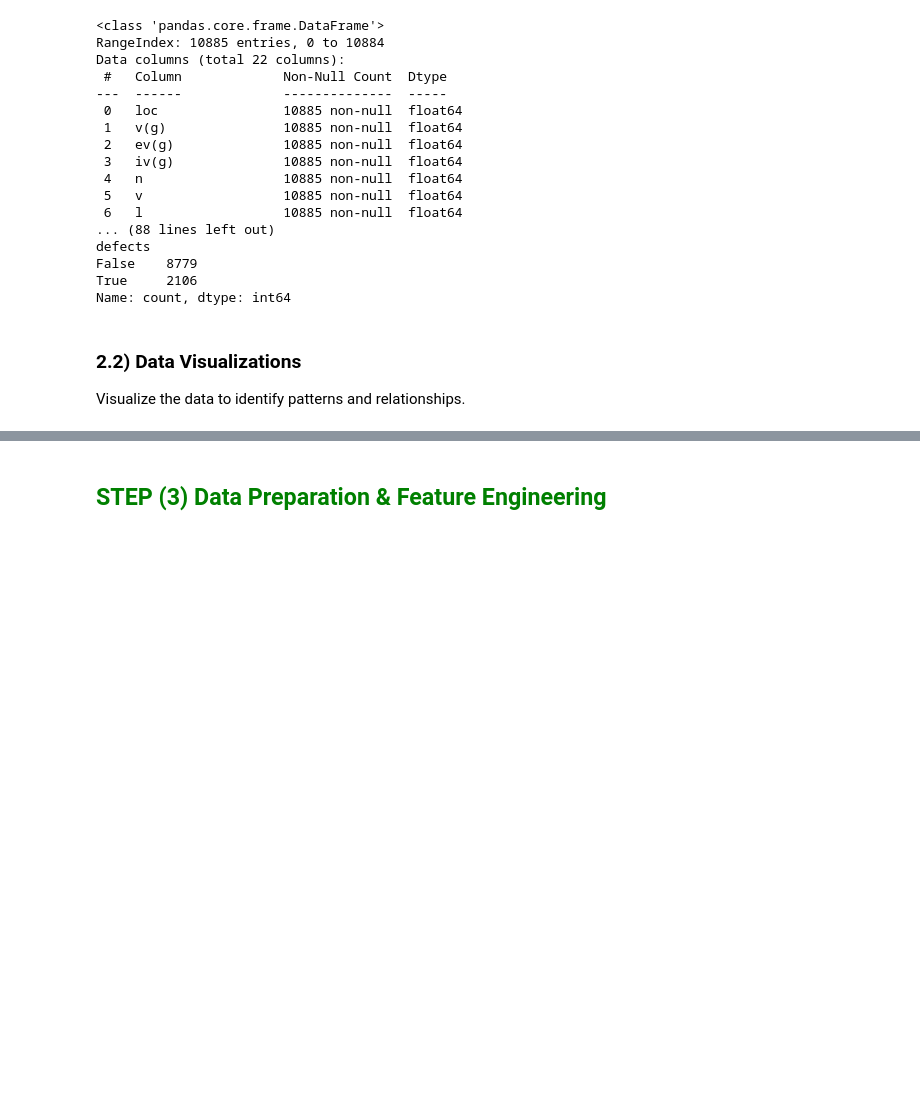
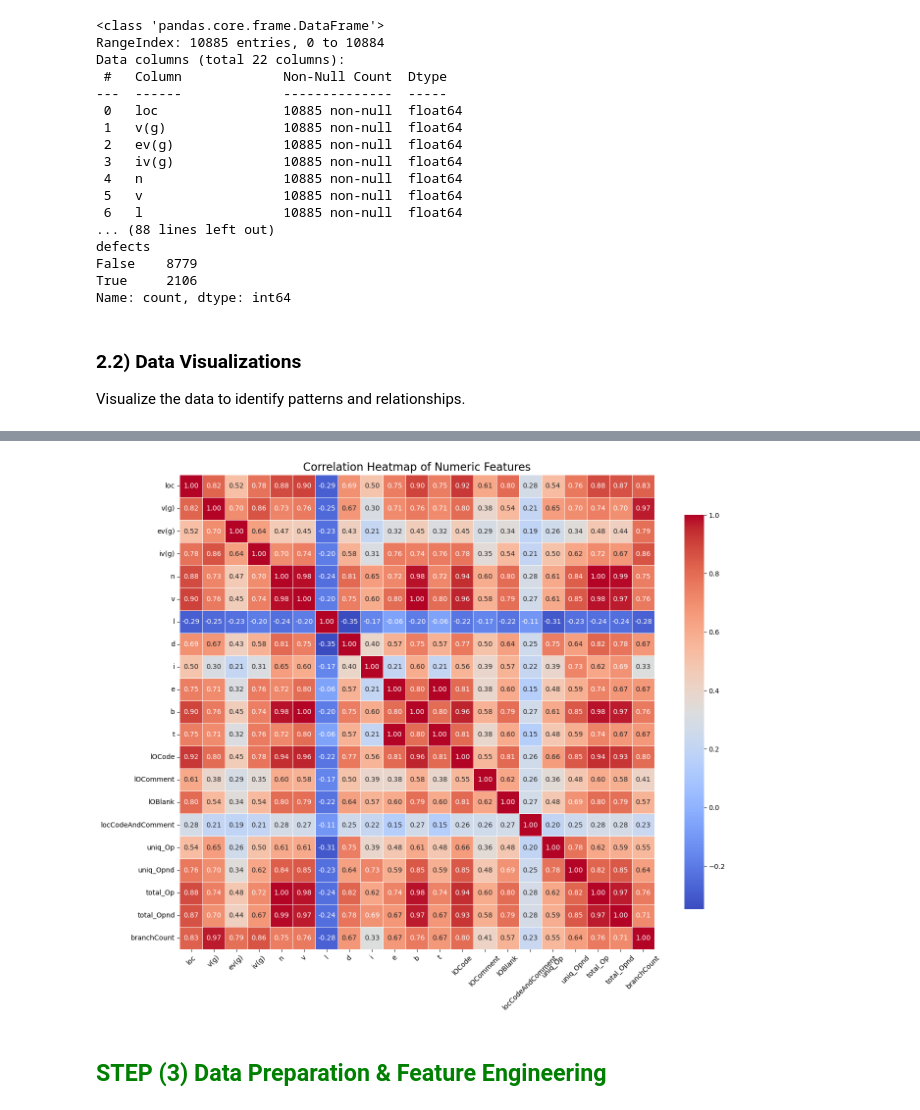
Before and after one commit to alroshdi92/software-defect-prediction-MLproject, a Jupyter notebook: Software Defect Prediction.ipynb, the cells around one changed output, grey strips where cells are left out. Drawn from its saved outputs; the diff is of its cells as text; code cells hidden in the pictures; blank space fills up the shorter version.

```diff
--- a/Software Defect Prediction.ipynb
+++ b/Software Defect Prediction.ipynb
@@ -87,3 +92,21 @@ plt.show()
+# %%
+
+
+plt.figure(figsize=(14, 12))
+sns.heatmap(numeric_df.corr(),
+            cmap='coolwarm',
+            annot=True,
+            fmt='.2f',
+            square=True,
+            linewidths=0.5,
+            cbar_kws={"shrink": 0.75})
+plt.title('Correlation Heatmap of Numeric Features', fontsize=16)
+plt.xticks(rotation=45)
+plt.yticks(rotation=0)
+plt.tight_layout()
+plt.show()
+# %% [output]
+[figure, added]
 # %% [markdown]
 ## <b> <font color=green> STEP (3) Data Preparation & Feature Engineering </font> </b>
 # %% [markdown]
```
Also changed, not shown: parts of 6 cells of this notebook.
